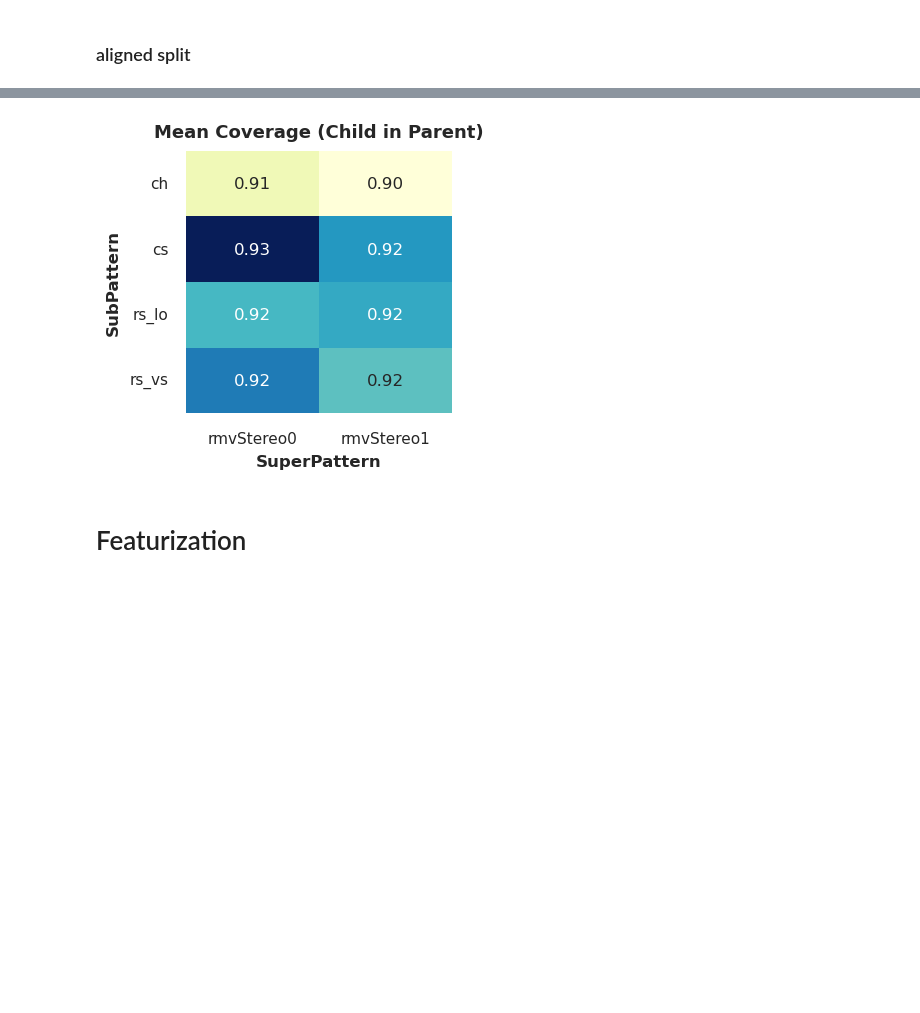
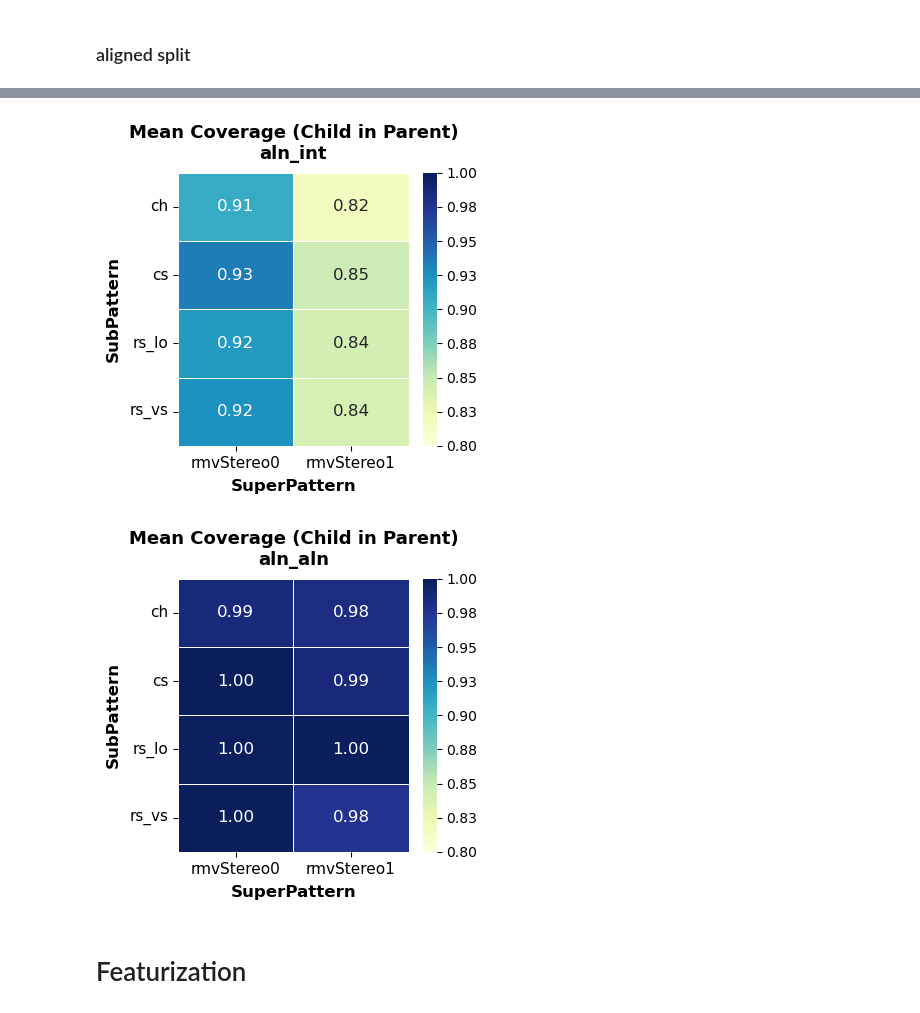
Before and after one commit to xixichennn/datacat4ml, a Jupyter notebook: datacat4ml/Scripts/data_prep/data_prep_viz.ipynb, the cells around one changed output, grey strips where cells are left out. Drawn from its saved outputs; the diff is of its cells as text; code cells hidden in the pictures; blank space fills up the shorter version.

```diff
--- a/datacat4ml/Scripts/data_prep/data_prep_viz.ipynb
+++ b/datacat4ml/Scripts/data_prep/data_prep_viz.ipynb
@@ -1115,0 +897,22 @@ NameError: name 'disp_2d_in_df' is not defined
+# %%
+# concatenate all files in 'cura_hhd_or/rmvDupMol0'
+concat_curated_df = pd.DataFrame()
+for file in os.listdir(os.path.join(CURA_HHD_OR_DIR, 'rmvDupMol0')):
+    df = pd.read_csv(os.path.join(CURA_HHD_OR_DIR, 'rmvDupMol0', file))
+    concat_curated_df = pd.concat([concat_curated_df, df], ignore_index=True)
+print(f'The shape of concat_curated_df: {concat_curated_df.shape}')
+
+# get the duplicated set of value for column 'assay_metadata_hash' and 'canonical_smiles_by_Std'
+#df = concat_curated_df
+#dup_df = df[df.duplicated(subset=['assay_metadata_hash', 'canonical_smiles_by_Std'], keep=False)]
+#(f'The shape of dup_df: {dup_df.shape}')
+
+agg = (
+    df.groupby(['target_chembl_id', 'effect', 'assay', 'standard_type', 'canonical_smiles_by_Std'])['lo_activity']
+      .apply(list)
+      .reset_index()
+)
+# Keep only those with multiple activities
+agg = agg[agg['lo_activity'].apply(lambda x: len(x) > 1)]
+print(f'The shape of agg: {agg.shape}')
+agg #=> Yu'conclusion: no duplicated activities for same compound in same assay.
@@ -1888,5 +1750,5 @@ plot_overlap_heatmaps(overlap_df1, col="coverage_child_in_parent")
 # %%
-def plot_stereo_heatmap(overlap_df, value_col="coverage_child_in_parent"):
+def plot_stereo_heatmap(overlap_df, value_col="coverage_child_in_parent", mode='aln_int'):
     """
     Create a heatmap showing mean coverage across super/sub pattern combinations.
 
@@ -1915,38 +1777,47 @@ def plot_stereo_heatmap(overlap_df, value_col="coverage_child_in_parent"):
 
     # --- 3️⃣ Pivot table for heatmap ---
     pivot_table = agg_df.pivot(index="subpattern_short", columns="superpattern", values=value_col)
 
     # --- 4️⃣ Plot heatmap ---
     plt.figure(figsize=(4, 4))
     ax = sns.heatmap(
         pivot_table,
         annot=True,
         cmap="YlGnBu",
         fmt=".2f",
         annot_kws={"size": 12},
-        cbar=False  # hide colorbar for simplicity
+        cbar=True,  # hide colorbar for simplicity
+        vmin=0.8,
+        vmax=1.0,
+        linewidth=.5
     )
 
     plt.rcParams["font.family"] = "DejaVu Sans"
-    ax.set_title("Mean Coverage (Child in Parent)", fontsize=13, weight='bold', pad=10)
+    ax.set_title(f"Mean Coverage (Child in Parent)\n{mode}", fontsize=13, weight='bold', pad=10)
     ax.set_xlabel("SuperPattern", fontsize=12, weight='bold', labelpad=6)
     ax.set_ylabel("SubPattern", fontsize=12, weight='bold', labelpad=6)
 
     ax.tick_params(axis='x', labelrotation=0, labelsize=11)
     ax.tick_params(axis='y', labelrotation=0, labelsize=11)
 
+    # Colorbar settings
+    cbar = ax.collections[0].colorbar
+    cbar.ax.yaxis.set_major_formatter(plt.FuncFormatter(lambda x, _: f'{x:.2f}'))
+
     plt.tight_layout()
 
     save_path = os.path.join(SPL_FIG_DIR, 'test_overlap')
     mkdirs(save_path)
     # save the figure
-    plt.savefig(os.path.join(save_path, f'test_overlap_heatmap_pattern.pdf'), dpi=300, bbox_inches='tight')
+    plt.savefig(os.path.join(save_path, f'{mode}_test_overlap_heatmap_pattern.pdf'), dpi=300, bbox_inches='tight')
     plt.show()
 
 # Example usage
-plot_stereo_heatmap(overlap_df1)
+plot_stereo_heatmap(aln_int_overlap_df1, value_col="coverage_child_in_parent", mode='aln_int')
+plot_stereo_heatmap(aln_aln_overlap_df1, value_col="coverage_child_in_parent", mode='aln_aln')
 # %% [output]
-[figure, old version]
+[figure, new version]
+[figure, added]
 # %%
 #------------------------------------------------------------
 # 3. Plot example Venn diagrams
```
Also changed, not shown: parts of 19 cells of this notebook, 4 other files.
